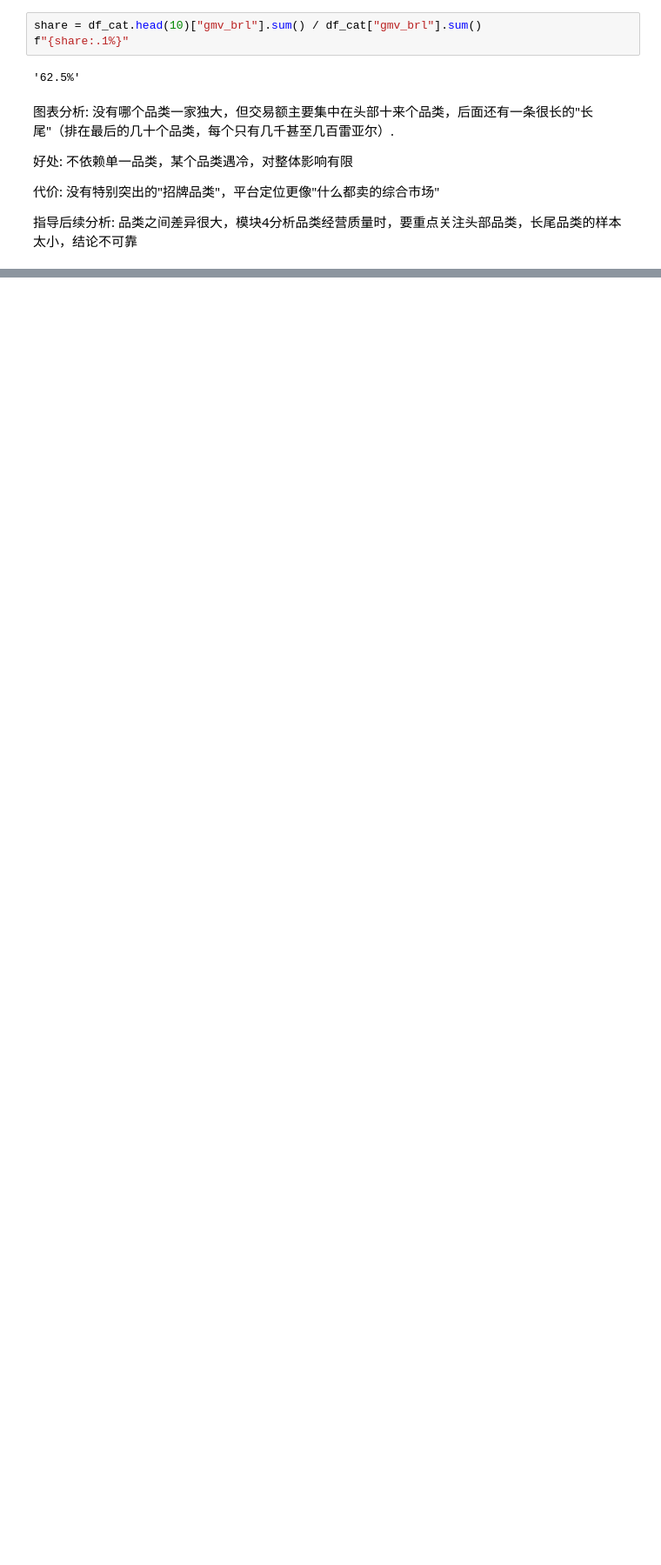
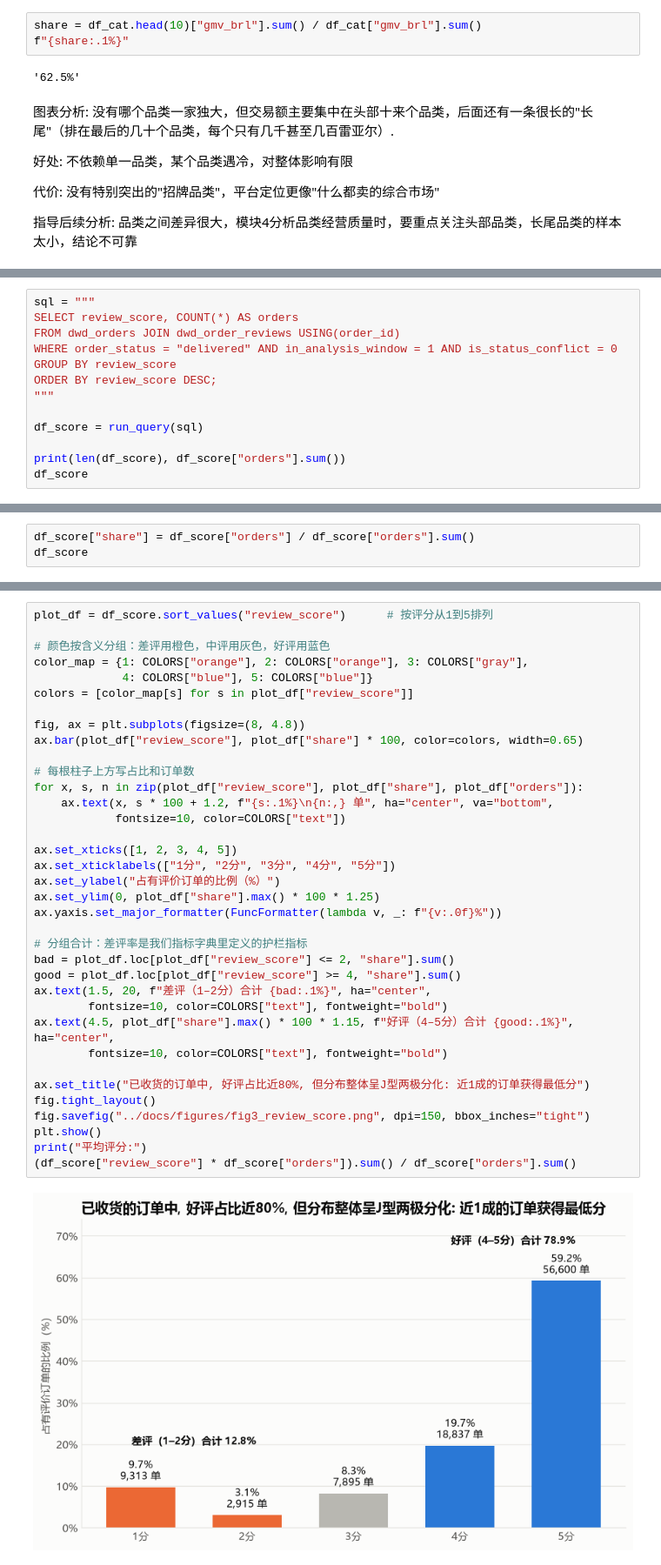
Before and after one commit to LeeMichael-L/olist-analytics, a Jupyter notebook: python/s1_overview.ipynb, the cells around one changed output, grey strips where cells are left out. Shown at 87% size. Drawn from its saved outputs; the diff is of its cells as text; blank space fills up the shorter version.

```diff
--- a/python/s1_overview.ipynb
+++ b/python/s1_overview.ipynb
@@ -396,0 +399,13 @@ f"{share:.1%}"
+# %%
+sql = """
+SELECT review_score, COUNT(*) AS orders
+FROM dwd_orders JOIN dwd_order_reviews USING(order_id)
+WHERE order_status = "delivered" AND in_analysis_window = 1 AND is_status_conflict = 0
+GROUP BY review_score
+ORDER BY review_score DESC;
+"""
+
+df_score = run_query(sql)
+
+print(len(df_score), df_score["orders"].sum())
+df_score
@@ -396,0 +420,3 @@ f"{share:.1%}"
+# %%
+df_score["share"] = df_score["orders"] / df_score["orders"].sum()
+df_score
@@ -396,0 +442,38 @@ f"{share:.1%}"
+# %%
+plot_df = df_score.sort_values("review_score")      # 按评分从1到5排列
+
+# 颜色按含义分组：差评用橙色，中评用灰色，好评用蓝色
+color_map = {1: COLORS["orange"], 2: COLORS["orange"], 3: COLORS["gray"],
+             4: COLORS["blue"], 5: COLORS["blue"]}
+colors = [color_map[s] for s in plot_df["review_score"]]
+
+fig, ax = plt.subplots(figsize=(8, 4.8))
+ax.bar(plot_df["review_score"], plot_df["share"] * 100, color=colors, width=0.65)
+
+# 每根柱子上方写占比和订单数
+for x, s, n in zip(plot_df["review_score"], plot_df["share"], plot_df["orders"]):
+    ax.text(x, s * 100 + 1.2, f"{s:.1%}\n{n:,} 单", ha="center", va="bottom",
+            fontsize=10, color=COLORS["text"])
+
+ax.set_xticks([1, 2, 3, 4, 5])
+ax.set_xticklabels(["1分", "2分", "3分", "4分", "5分"])
+ax.set_ylabel("占有评价订单的比例（%）")
+ax.set_ylim(0, plot_df["share"].max() * 100 * 1.25)
+ax.yaxis.set_major_formatter(FuncFormatter(lambda v, _: f"{v:.0f}%"))
+
+# 分组合计：差评率是我们指标字典里定义的护栏指标
+bad = plot_df.loc[plot_df["review_score"] <= 2, "share"].sum()
+good = plot_df.loc[plot_df["review_score"] >= 4, "share"].sum()
+ax.text(1.5, 20, f"差评（1–2分）合计 {bad:.1%}", ha="center",
+        fontsize=10, color=COLORS["text"], fontweight="bold")
+ax.text(4.5, plot_df["share"].max() * 100 * 1.15, f"好评（4–5分）合计 {good:.1%}", ha="center",
+        fontsize=10, color=COLORS["text"], fontweight="bold")
+
+ax.set_title("已收货的订单中, 好评占比近80%, 但分布整体呈J型两极分化: 近1成的订单获得最低分")
+fig.tight_layout()
+fig.savefig("../docs/figures/fig3_review_score.png", dpi=150, bbox_inches="tight")
+plt.show()
+print("平均评分:")
+(df_score["review_score"] * df_score["orders"]).sum() / df_score["orders"].sum()
+# %% [output]
+[figure, added]
```
Also changed, not shown: parts of 5 cells of this notebook, 1 other file.
